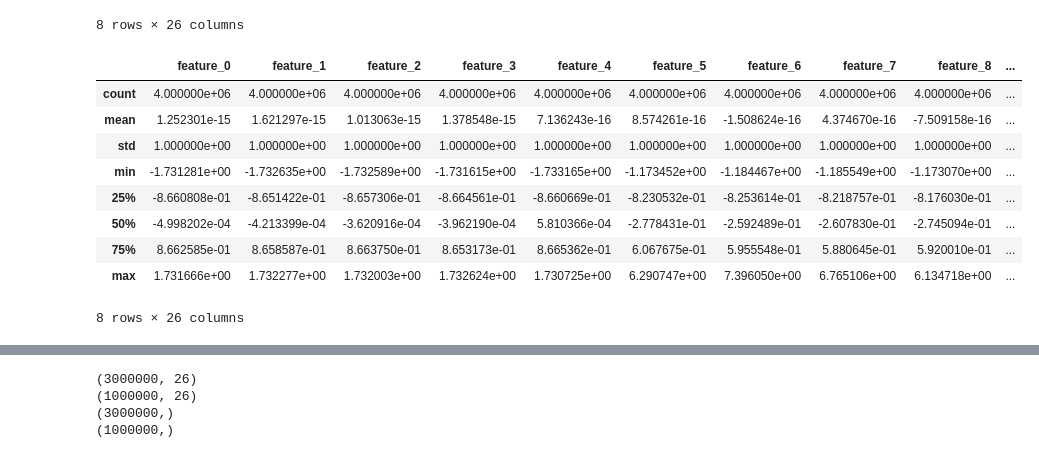
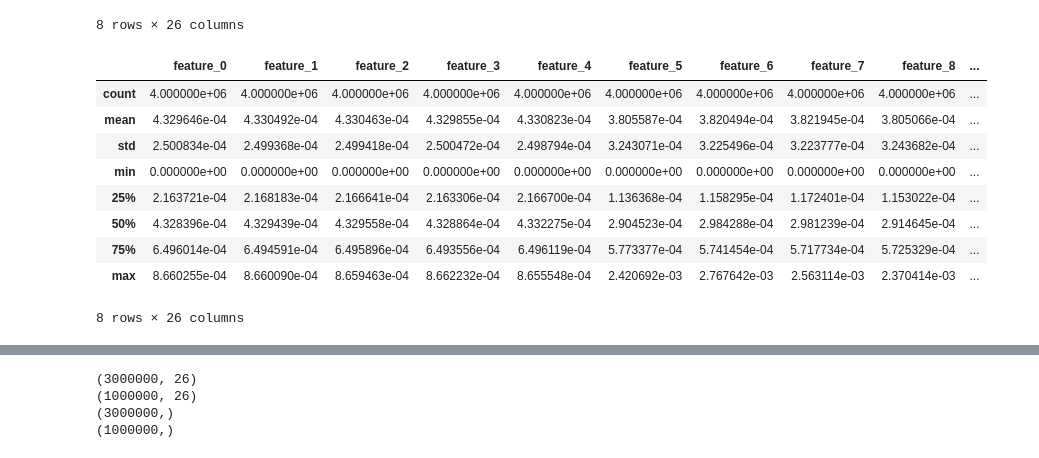
Before and after one commit to wuling31715/Kaggle, a Jupyter notebook: introml2018p2/demo.ipynb, the cells around one changed output, grey strips where cells are left out. Drawn from its saved outputs; the diff is of its cells as text; code cells hidden in the pictures.

```diff
--- a/introml2018p2/demo.ipynb
+++ b/introml2018p2/demo.ipynb
@@ -84,17 +84,17 @@ x_data.describe()
 | max | 2.000000e+00 | 2.000000e+00 | 2.000000e+00 | 2.000000e+00 | 2.000000e+00 | 3.427280e+00 | 3.806810e+00 | 3.546030e+00 | 3.235460e+00 | ... |
 8 rows × 26 columns
 # %%
-x_data = transoform(x_data, standardization)
+x_data = transoform(x_data, normalization)
 x_data.describe()
 # %% [output]
 |  | feature_0 | feature_1 | feature_2 | feature_3 | feature_4 | feature_5 | feature_6 | feature_7 | feature_8 | ... |
 | count | 4.000000e+06 | 4.000000e+06 | 4.000000e+06 | 4.000000e+06 | 4.000000e+06 | 4.000000e+06 | 4.000000e+06 | 4.000000e+06 | 4.000000e+06 | ... |
-| mean | 1.252301e-15 | 1.621297e-15 | 1.013063e-15 | 1.378548e-15 | 7.136243e-16 | 8.574261e-16 | -1.508624e-16 | 4.374670e-16 | -7.509158e-16 | ... |
-| std | 1.000000e+00 | 1.000000e+00 | 1.000000e+00 | 1.000000e+00 | 1.000000e+00 | 1.000000e+00 | 1.000000e+00 | 1.000000e+00 | 1.000000e+00 | ... |
-| min | -1.731281e+00 | -1.732635e+00 | -1.732589e+00 | -1.731615e+00 | -1.733165e+00 | -1.173452e+00 | -1.184467e+00 | -1.185549e+00 | -1.173070e+00 | ... |
-| 25% | -8.660808e-01 | -8.651422e-01 | -8.657306e-01 | -8.664561e-01 | -8.660669e-01 | -8.230532e-01 | -8.253614e-01 | -8.218757e-01 | -8.176030e-01 | ... |
-| 50% | -4.998202e-04 | -4.213399e-04 | -3.620916e-04 | -3.962190e-04 | 5.810366e-04 | -2.778431e-01 | -2.592489e-01 | -2.607830e-01 | -2.745094e-01 | ... |
-| 75% | 8.662585e-01 | 8.658587e-01 | 8.663750e-01 | 8.653173e-01 | 8.665362e-01 | 6.067675e-01 | 5.955548e-01 | 5.880645e-01 | 5.920010e-01 | ... |
-| max | 1.731666e+00 | 1.732277e+00 | 1.732003e+00 | 1.732624e+00 | 1.730725e+00 | 6.290747e+00 | 7.396050e+00 | 6.765106e+00 | 6.134718e+00 | ... |
+| mean | 4.329646e-04 | 4.330492e-04 | 4.330463e-04 | 4.329855e-04 | 4.330823e-04 | 3.805587e-04 | 3.820494e-04 | 3.821945e-04 | 3.805066e-04 | ... |
+| std | 2.500834e-04 | 2.499368e-04 | 2.499418e-04 | 2.500472e-04 | 2.498794e-04 | 3.243071e-04 | 3.225496e-04 | 3.223777e-04 | 3.243682e-04 | ... |
+| min | 0.000000e+00 | 0.000000e+00 | 0.000000e+00 | 0.000000e+00 | 0.000000e+00 | 0.000000e+00 | 0.000000e+00 | 0.000000e+00 | 0.000000e+00 | ... |
+| 25% | 2.163721e-04 | 2.168183e-04 | 2.166641e-04 | 2.163306e-04 | 2.166700e-04 | 1.136368e-04 | 1.158295e-04 | 1.172401e-04 | 1.153022e-04 | ... |
+| 50% | 4.328396e-04 | 4.329439e-04 | 4.329558e-04 | 4.328864e-04 | 4.332275e-04 | 2.904523e-04 | 2.984288e-04 | 2.981239e-04 | 2.914645e-04 | ... |
+| 75% | 6.496014e-04 | 6.494591e-04 | 6.495896e-04 | 6.493556e-04 | 6.496119e-04 | 5.773377e-04 | 5.741454e-04 | 5.717734e-04 | 5.725329e-04 | ... |
+| max | 8.660255e-04 | 8.660090e-04 | 8.659463e-04 | 8.662232e-04 | 8.655548e-04 | 2.420692e-03 | 2.767642e-03 | 2.563114e-03 | 2.370414e-03 | ... |
 8 rows × 26 columns
 # %%
```
Also changed, not shown: parts of 7 cells of this notebook, 8 other files.
